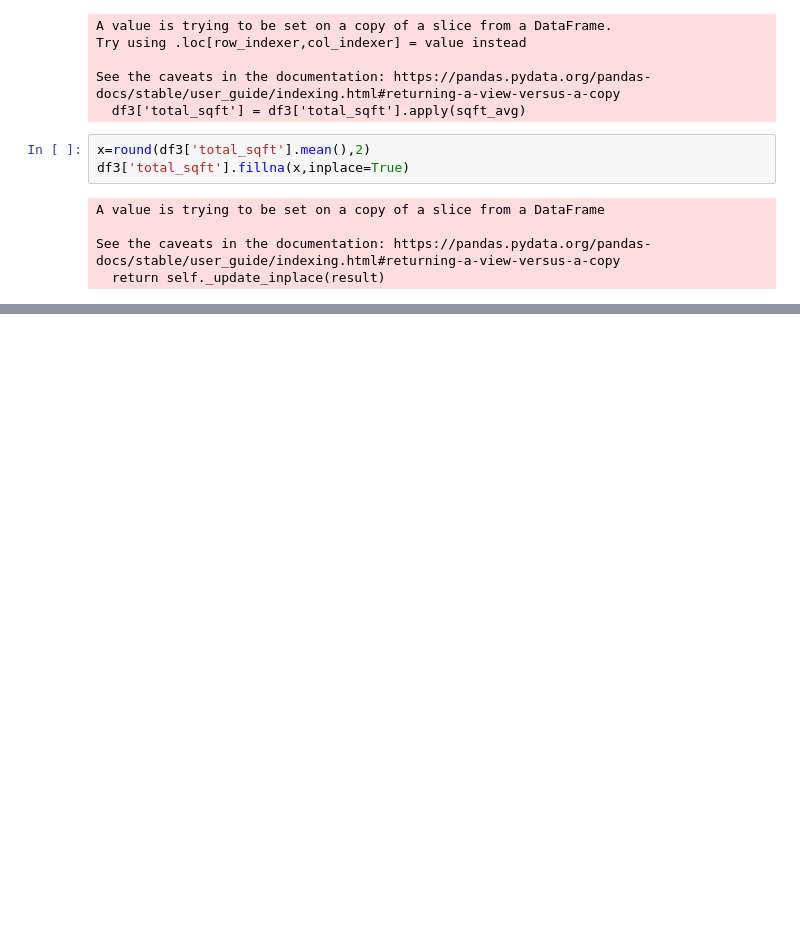
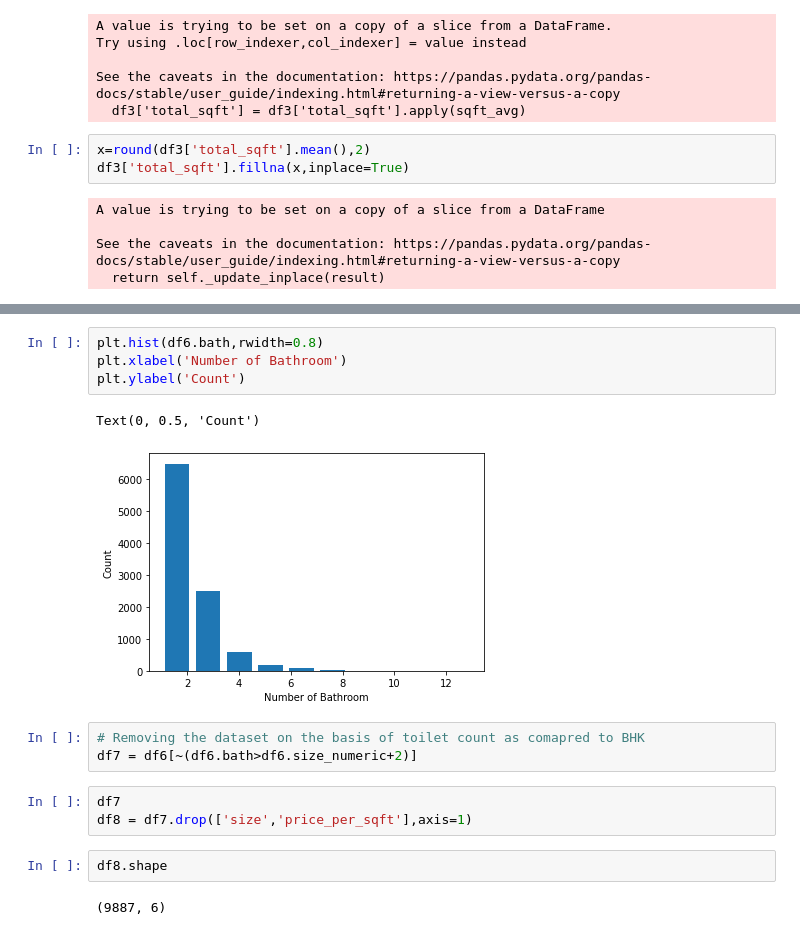
Before and after one commit to Abhishek-J111/House-Price-Prediction, a Jupyter notebook: house_price_prediction.ipynb, the cells around one changed output, grey strips where cells are left out. Saved outputs shown, nothing was run; the diff lists cells and outputs as text; blank space fills up the shorter version.

```diff
--- a/house_price_prediction.ipynb
+++ b/house_price_prediction.ipynb
@@ -113,0 +173,17 @@ Name: 672, dtype: object
+# %%
+plt.hist(df6.bath,rwidth=0.8)
+plt.xlabel('Number of Bathroom')
+plt.ylabel('Count')
+# %% [output]
+Text(0, 0.5, 'Count')
+[figure, added]
+# %%
+# Removing the dataset on the basis of toilet count as comapred to BHK
+df7 = df6[~(df6.bath>df6.size_numeric+2)]
+# %%
+df7
+df8 = df7.drop(['size','price_per_sqft'],axis=1)
+# %%
+df8.shape
+# %% [output]
+(9887, 6)
```
Also changed, not shown: parts of 37 cells of this notebook, 2 other files.
